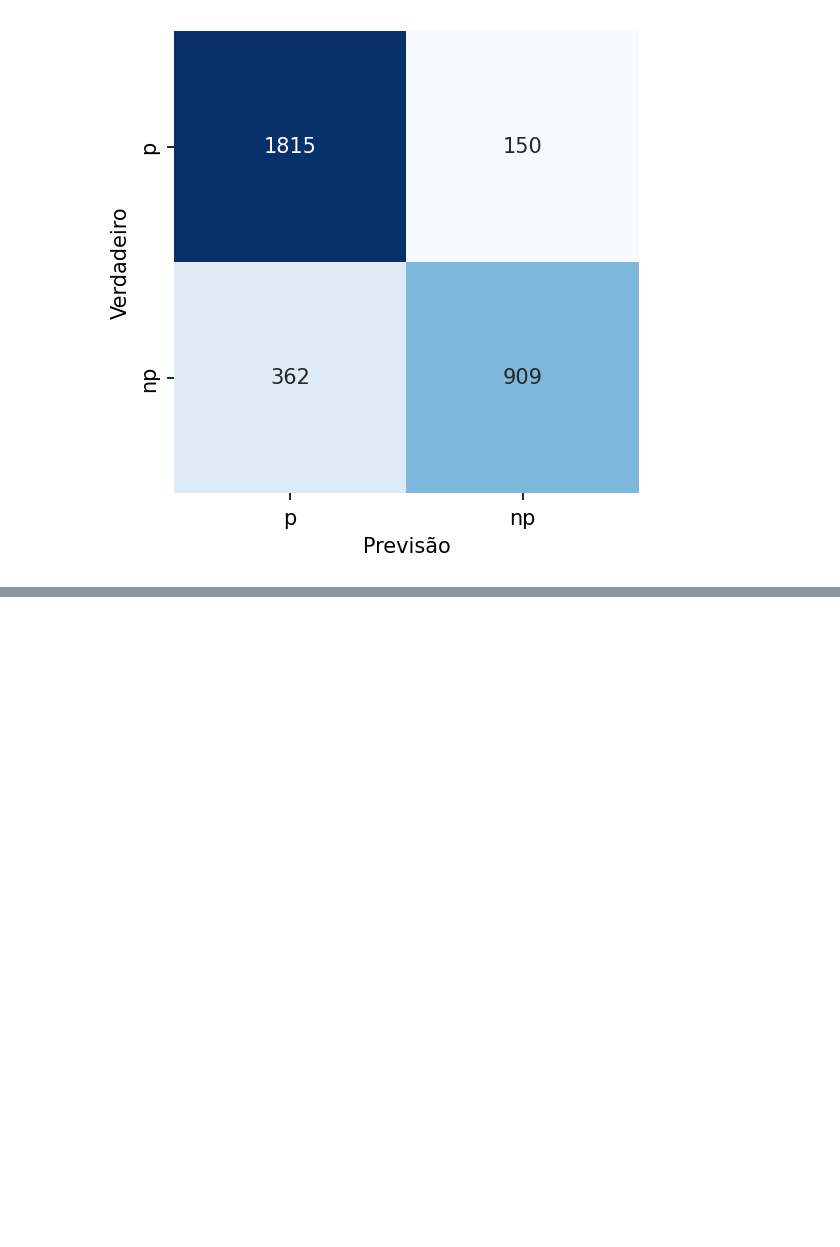
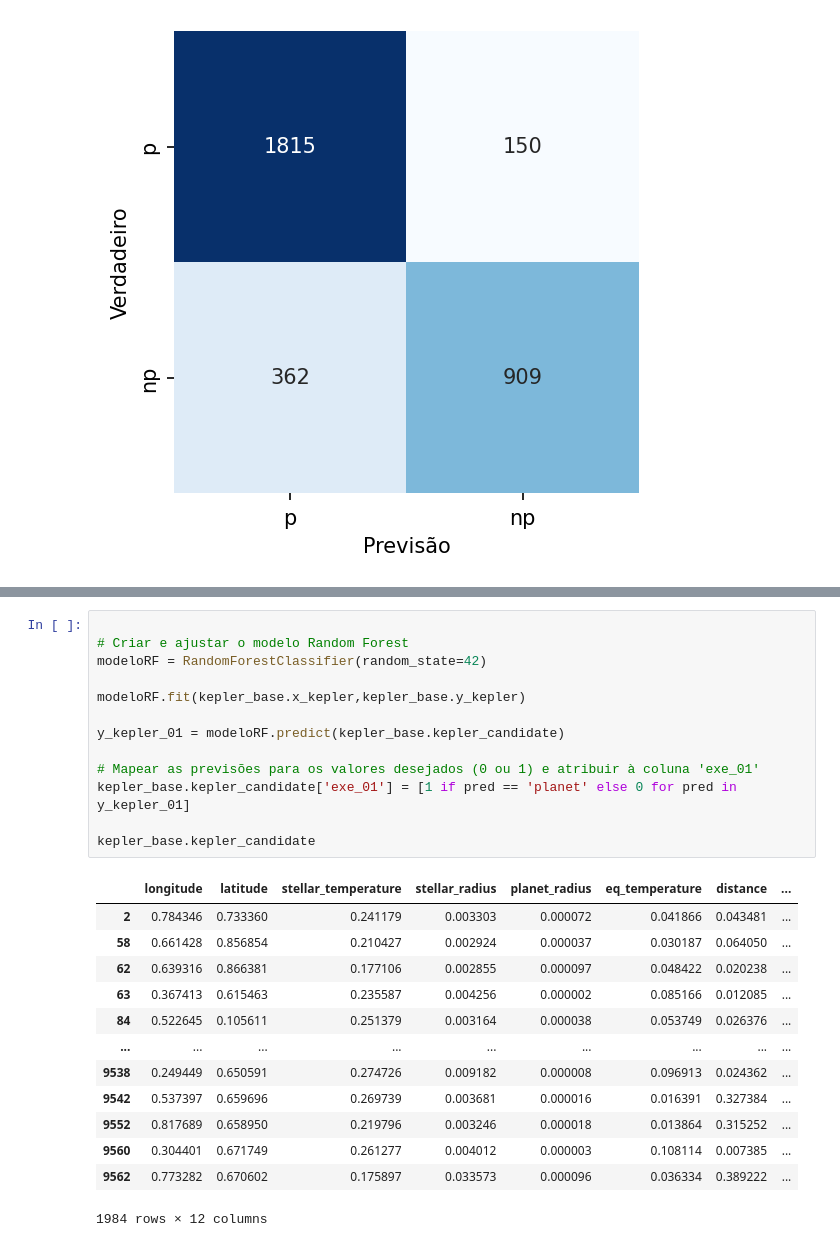
Before and after one commit to jnnastti/EstelarClass, a Jupyter notebook: EstelarClass.ipynb, the cells around one changed output, grey strips where cells are left out. Saved outputs shown, nothing was run; the diff lists cells and outputs as text; blank space fills up the shorter version.

```diff
--- a/EstelarClass.ipynb
+++ b/EstelarClass.ipynb
@@ -2435,0 +2467,27 @@ fig.show()
+# %%
+
+# Criar e ajustar o modelo Random Forest
+modeloRF = RandomForestClassifier(random_state=42)
+
+modeloRF.fit(kepler_base.x_kepler,kepler_base.y_kepler)
+
+y_kepler_01 = modeloRF.predict(kepler_base.kepler_candidate)
+
+# Mapear as previsões para os valores desejados (0 ou 1) e atribuir à coluna 'exe_01'
+kepler_base.kepler_candidate['exe_01'] = [1 if pred == 'planet' else 0 for pred in y_kepler_01]
+
+kepler_base.kepler_candidate
+# %% [output]
+|  | longitude | latitude | stellar_temperature | stellar_radius | planet_radius | eq_temperature | distance | ... |
+| 2 | 0.784346 | 0.733360 | 0.241179 | 0.003303 | 0.000072 | 0.041866 | 0.043481 | ... |
+| 58 | 0.661428 | 0.856854 | 0.210427 | 0.002924 | 0.000037 | 0.030187 | 0.064050 | ... |
+| 62 | 0.639316 | 0.866381 | 0.177106 | 0.002855 | 0.000097 | 0.048422 | 0.020238 | ... |
+| 63 | 0.367413 | 0.615463 | 0.235587 | 0.004256 | 0.000002 | 0.085166 | 0.012085 | ... |
+| 84 | 0.522645 | 0.105611 | 0.251379 | 0.003164 | 0.000038 | 0.053749 | 0.026376 | ... |
+| ... | ... | ... | ... | ... | ... | ... | ... | ... |
+| 9538 | 0.249449 | 0.650591 | 0.274726 | 0.009182 | 0.000008 | 0.096913 | 0.024362 | ... |
+| 9542 | 0.537397 | 0.659696 | 0.269739 | 0.003681 | 0.000016 | 0.016391 | 0.327384 | ... |
+| 9552 | 0.817689 | 0.658950 | 0.219796 | 0.003246 | 0.000018 | 0.013864 | 0.315252 | ... |
+| 9560 | 0.304401 | 0.671749 | 0.261277 | 0.004012 | 0.000003 | 0.108114 | 0.007385 | ... |
+| 9562 | 0.773282 | 0.670602 | 0.175897 | 0.033573 | 0.000096 | 0.036334 | 0.389222 | ... |
+1984 rows × 12 columns
```
Also changed, not shown: parts of 18 cells of this notebook, 5 other files.
